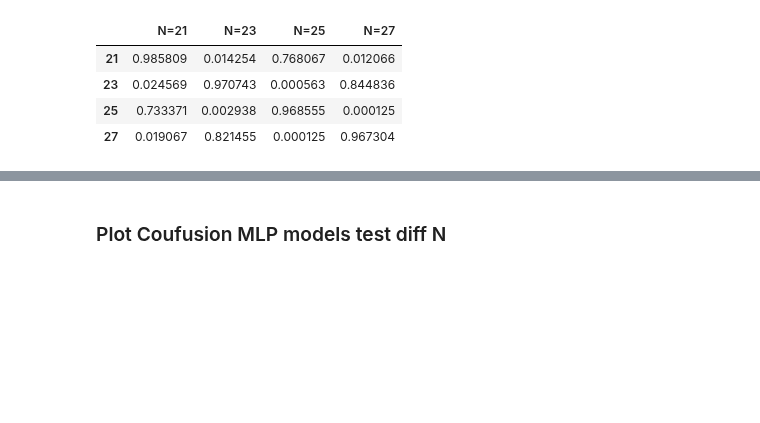
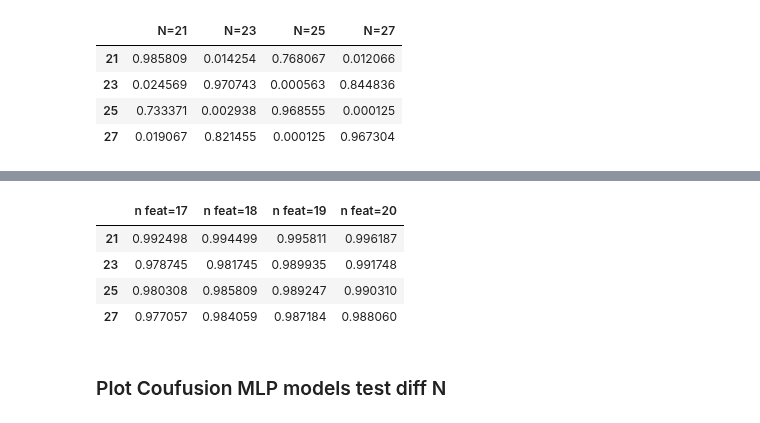
Before and after one commit to alexeyhorkin/ml_dl_with_topology_data, a Jupyter notebook: notebooks/eda/models_analysis.ipynb, the cells around one changed output, grey strips where cells are left out. Saved outputs shown, nothing was run; the diff lists cells and outputs as text; code cells hidden in the pictures; blank space fills up the shorter version.

```diff
--- a/notebooks/eda/models_analysis.ipynb
+++ b/notebooks/eda/models_analysis.ipynb
@@ -395,0 +398,27 @@ df
+# %%
+import pickle
+from sklearn.model_selection import train_test_split
+from sklearn.metrics import accuracy_score
+
+SAVING_FOLDER = 'SVC_on_diff_N_and_n_feat'
+
+if not os.path.exists(SAVING_FOLDER):
+    os.makedirs(SAVING_FOLDER)
+
+N = [21, 23, 25, 27]
+
+data = {n: [] for n in N}
+for f_nums in [17, 18, 19, 20]:
+    print(f'Current f_nums={f_nums}')
+    for n in N:
+        print(f'Current N={n}')
+        model = svm.SVC(C=1000, max_iter=-1)
+        X, Y = create_dataset(f'N2={n}', feature_nums=f_nums)
+        X_train, X_test, Y_train, Y_test = train_test_split(X, Y, test_size=0.2, random_state=42)
+        model.fit(X_train, Y_train)
+        acc = accuracy_score(Y_test, model.predict(X_test))
+        data[n].append(acc)
+        # save the model to disk
+        filename = p_join(SAVING_FOLDER, f'svc_model_N_{n}_f_nums_{f_nums}.pkl')
+        with open(filename, 'wb') as f:
+            pickle.dump(model, f)
@@ -396,3 +454,13 @@ df
+# %%
+df = pd.DataFrame.from_dict(data, orient='index', columns=[f'n feat={n}' for n in [17, 18, 19, 20]])
+# %%
+df
+# %% [output]
+|  | n feat=17 | n feat=18 | n feat=19 | n feat=20 |
+| 21 | 0.992498 | 0.994499 | 0.995811 | 0.996187 |
+| 23 | 0.978745 | 0.981745 | 0.989935 | 0.991748 |
+| 25 | 0.980308 | 0.985809 | 0.989247 | 0.990310 |
+| 27 | 0.977057 | 0.984059 | 0.987184 | 0.988060 |
 # %% [markdown]
 ### Plot Coufusion MLP models test diff N
 # %%
```
Also changed, not shown: parts of 3 cells of this notebook.
